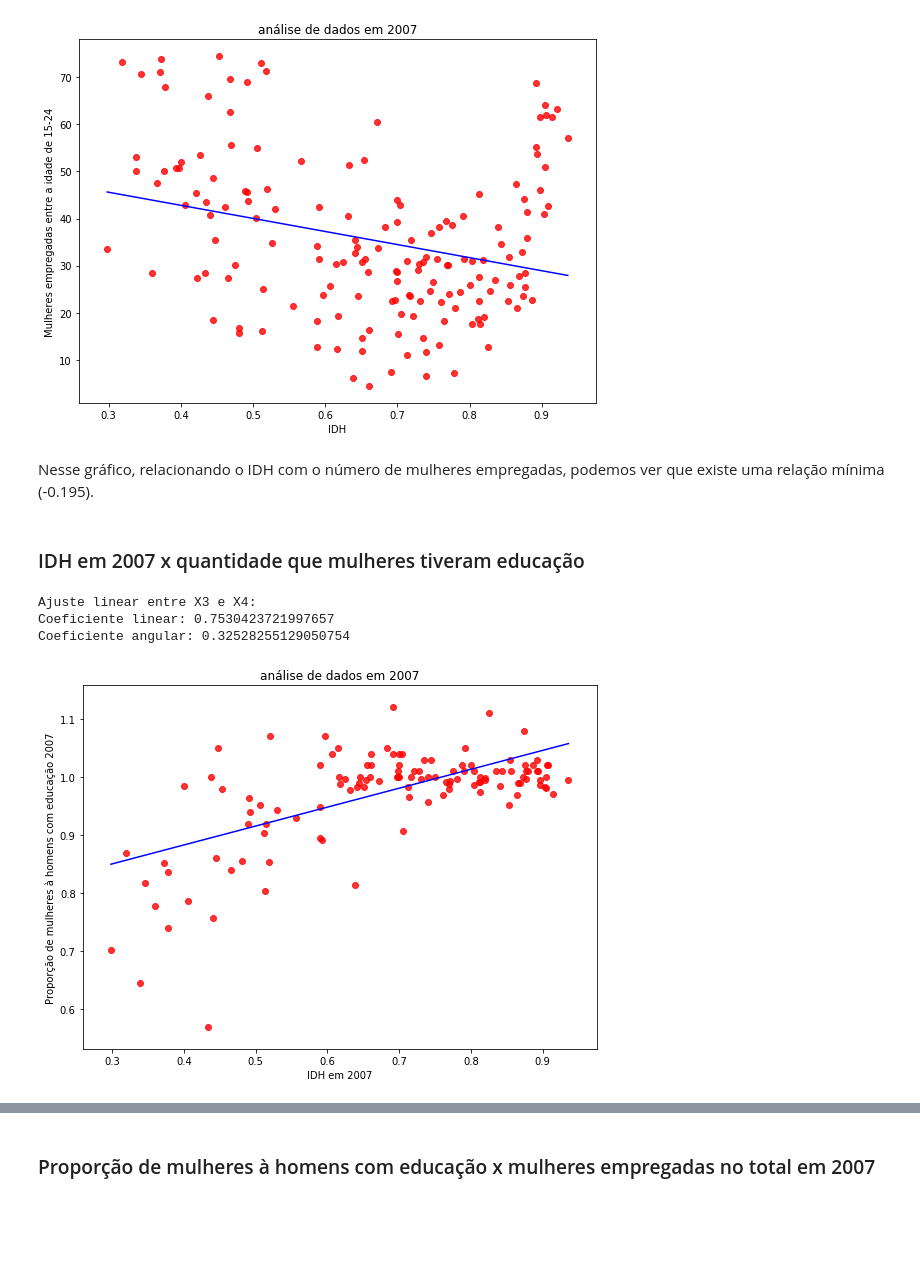
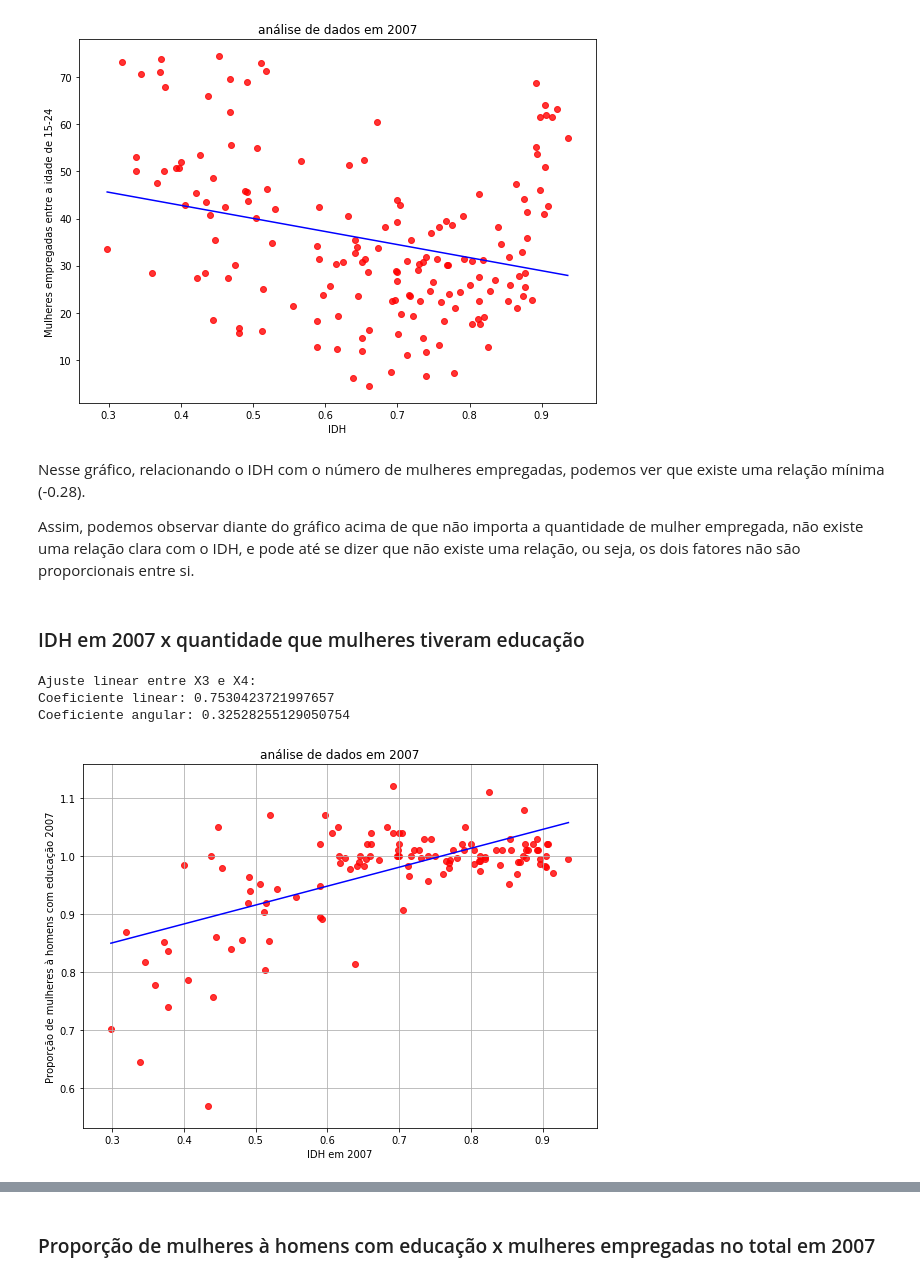
Before and after one commit to manucastilla/CD-Projeto1, a Jupyter notebook: EntregaFinal- Manuela.ipynb, the cells around one changed output, grey strips where cells are left out. Drawn from its saved outputs; the diff is of its cells as text; code cells hidden in the pictures; blank space fills up the shorter version.

Commit message:
entrega final

```diff
--- a/EntregaFinal- Manuela.ipynb
+++ b/EntregaFinal- Manuela.ipynb
@@ -116,17 +120,20 @@ Coeficiente linear: 53.90476855718466
 Coeficiente angular: -27.762687739588912
 [figure]
 # %% [markdown]
-Nesse gráfico, relacionando o IDH com o número de mulheres empregadas, podemos ver que existe uma relação mínima (-0.195).
+Nesse gráfico, relacionando o IDH com o número de mulheres empregadas, podemos ver que existe uma relação mínima (-0.28).
+
+Assim, podemos observar diante do gráfico acima de que não importa a quantidade de mulher empregada, não existe uma relação clara com o IDH, e pode até se dizer que não existe uma relação, ou seja, os dois fatores não são proporcionais entre si.
 # %% [markdown]
 ### IDH em 2007 x quantidade que mulheres tiveram educação
 # %%
 reta( data["IDH in 2007"],data["Gender_edu in 2007"] )
 plt.title('análise de dados em 2007')
 plt.xlabel('IDH em 2007')
 plt.ylabel('Proporção de mulheres à homens com educação 2007')
+plt.grid(True)
 plt.show()
 # %% [output]
 Ajuste linear entre X3 e X4:
 Coeficiente linear: 0.7530423721997657
 Coeficiente angular: 0.32528255129050754
-[figure, old version]
+[figure, new version]
```
Also changed, not shown: parts of 30 cells of this notebook, 1 other file.
